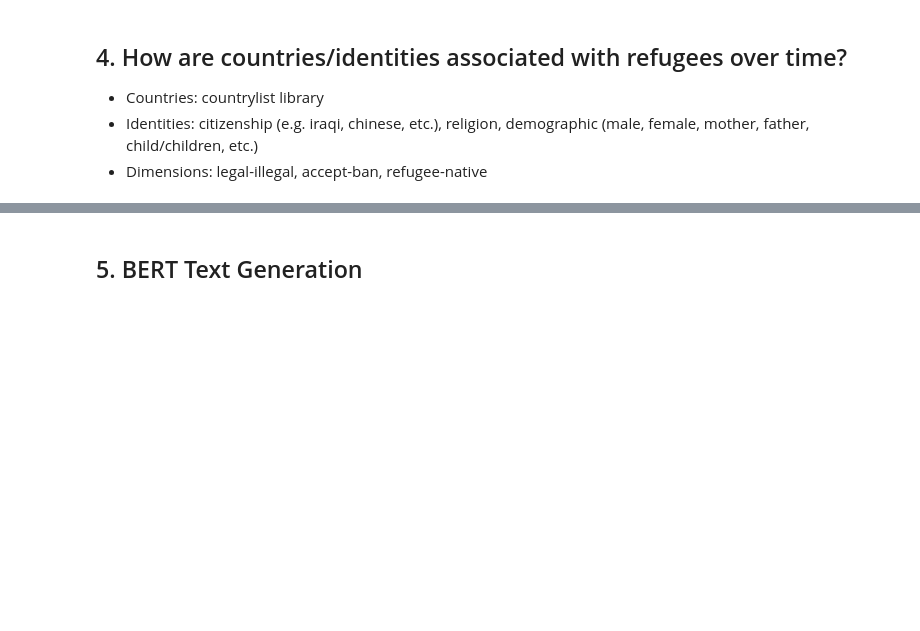
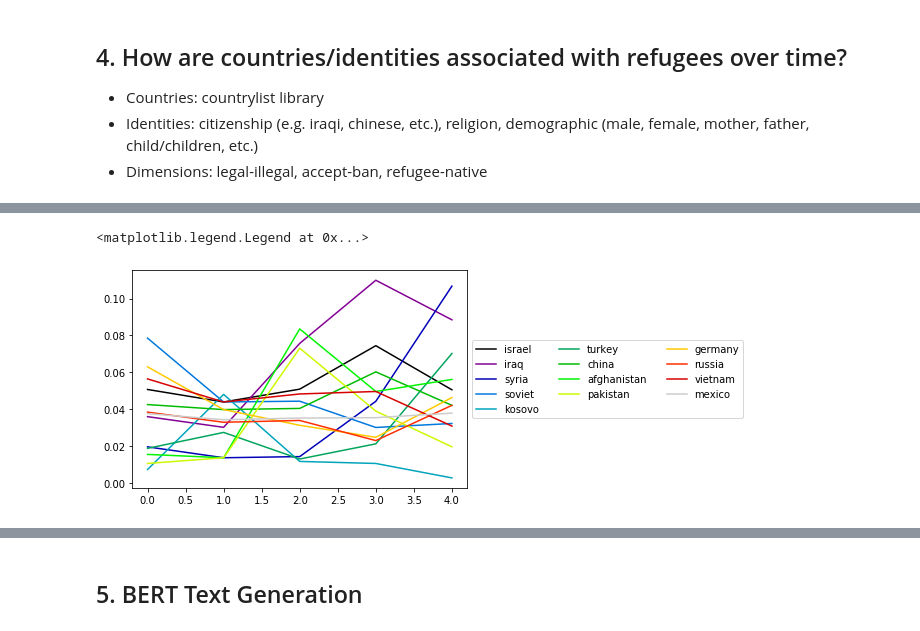
Before and after one commit to rachel-ker/refugeediscourse, a Jupyter notebook: final_data_analysis.ipynb, the cells around one changed output, grey strips where cells are left out. Saved outputs shown, nothing was run; the diff lists cells and outputs as text; code cells hidden in the pictures; blank space fills up the shorter version.

```diff
--- a/final_data_analysis.ipynb
+++ b/final_data_analysis.ipynb
@@ -994,0 +773,8 @@ for p in periods:
+# %%
+selected = ['israel','iraq','syria','soviet','kosovo','turkey','china','afghanistan',
+          'pakistan','germany','russia','vietnam','mexico']
+countrycounts_leftpc[selected].plot(colormap='nipy_spectral')
+plt.legend(loc='center left', bbox_to_anchor=(1, 0.5),ncol=3)
+# %% [output]
+<matplotlib.legend.Legend at 0x...>
+[figure, added]
```
Also changed, not shown: parts of 73 cells of this notebook.
